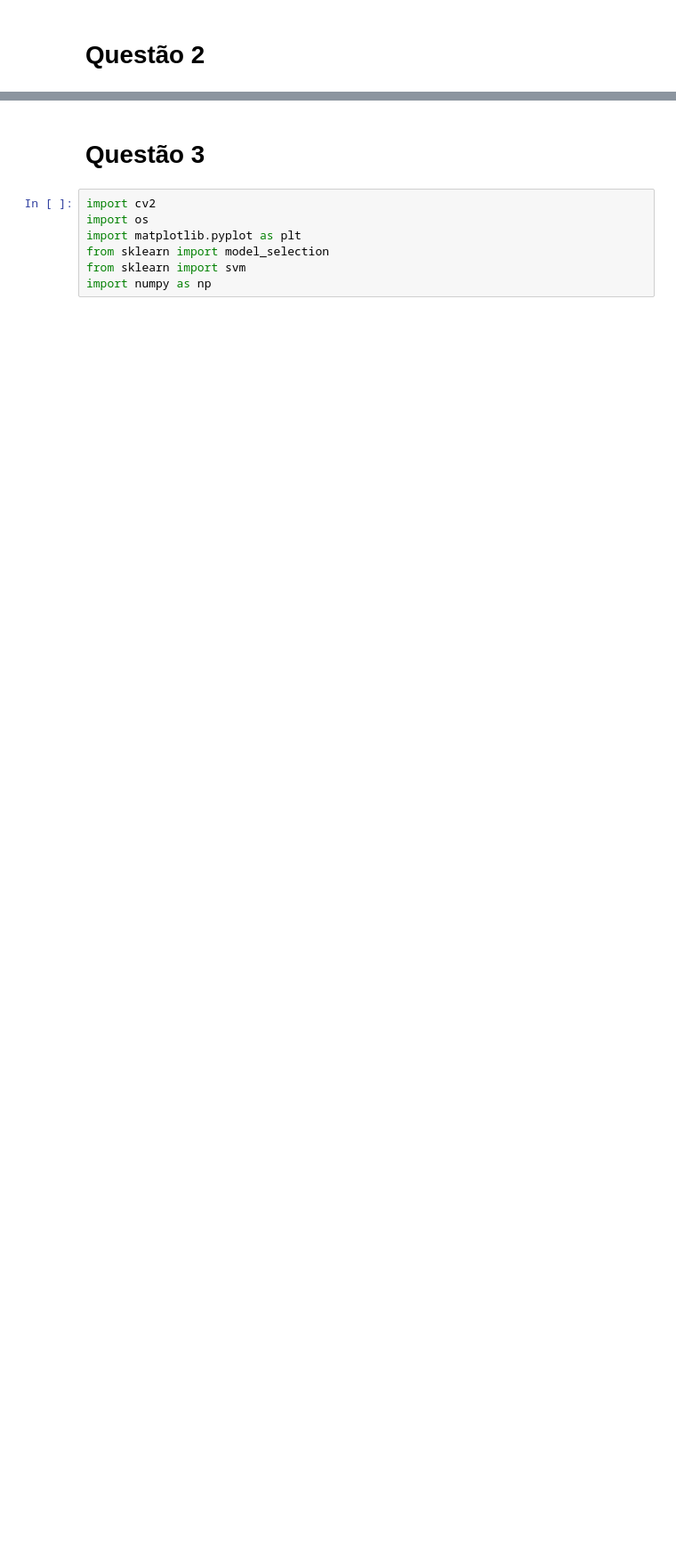
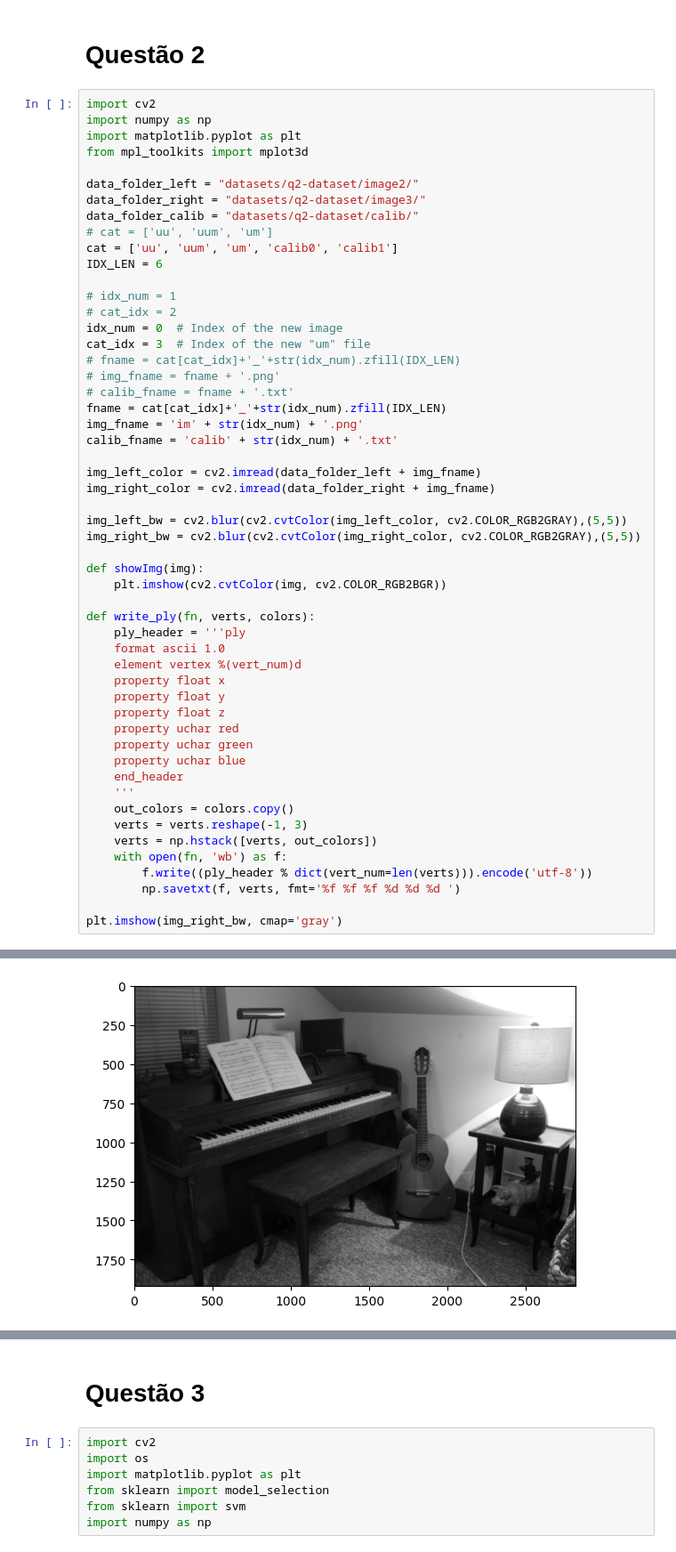
Before and after one commit to ghastcmd/computer-vision, a Jupyter notebook: list-4/lista4.ipynb, the cells around one changed output, grey strips where cells are left out. Shown at 89% size. Saved outputs shown, nothing was run; the diff lists cells and outputs as text; blank space fills up the shorter version.

```diff
--- a/list-4/lista4.ipynb
+++ b/list-4/lista4.ipynb
@@ -60,3 +60,57 @@ plt.show()
 [figure]
 # %% [markdown]
 # Questão 2
+# %%
+import cv2
+import numpy as np
+import matplotlib.pyplot as plt
+from mpl_toolkits import mplot3d
+
+data_folder_left = "datasets/q2-dataset/image2/"
+data_folder_right = "datasets/q2-dataset/image3/"
+data_folder_calib = "datasets/q2-dataset/calib/"
+# cat = ['uu', 'uum', 'um']
+cat = ['uu', 'uum', 'um', 'calib0', 'calib1']
+IDX_LEN = 6
+
+# idx_num = 1
+# cat_idx = 2
+idx_num = 0  # Index of the new image
+cat_idx = 3  # Index of the new "um" file
+# fname = cat[cat_idx]+'_'+str(idx_num).zfill(IDX_LEN)
+# img_fname = fname + '.png'
+# calib_fname = fname + '.txt'
+fname = cat[cat_idx]+'_'+str(idx_num).zfill(IDX_LEN)
+img_fname = 'im' + str(idx_num) + '.png'
+calib_fname = 'calib' + str(idx_num) + '.txt'
+
+img_left_color = cv2.imread(data_folder_left + img_fname)
+img_right_color = cv2.imread(data_folder_right + img_fname)
+
+img_left_bw = cv2.blur(cv2.cvtColor(img_left_color, cv2.COLOR_RGB2GRAY),(5,5))
+img_right_bw = cv2.blur(cv2.cvtColor(img_right_color, cv2.COLOR_RGB2GRAY),(5,5))
+
+def showImg(img):
+    plt.imshow(cv2.cvtColor(img, cv2.COLOR_RGB2BGR))
+
+def write_ply(fn, verts, colors):
+    ply_header = '''ply
+    format ascii 1.0
+    element vertex %(vert_num)d
+    property float x
+    property float y
+    property float z
+    property uchar red
+    property uchar green
+    property uchar blue
+    end_header
+    '''
+    out_colors = colors.copy()
+    verts = verts.reshape(-1, 3)
+    verts = np.hstack([verts, out_colors])
+    with open(fn, 'wb') as f:
+        f.write((ply_header % dict(vert_num=len(verts))).encode('utf-8'))
+        np.savetxt(f, verts, fmt='%f %f %f %d %d %d ')
+
+plt.imshow(img_right_bw, cmap='gray')
+# %% [output]
@@ -62,0 +118 @@ plt.show()
+[figure, added]
```
Also changed, not shown: parts of 3 cells of this notebook.
